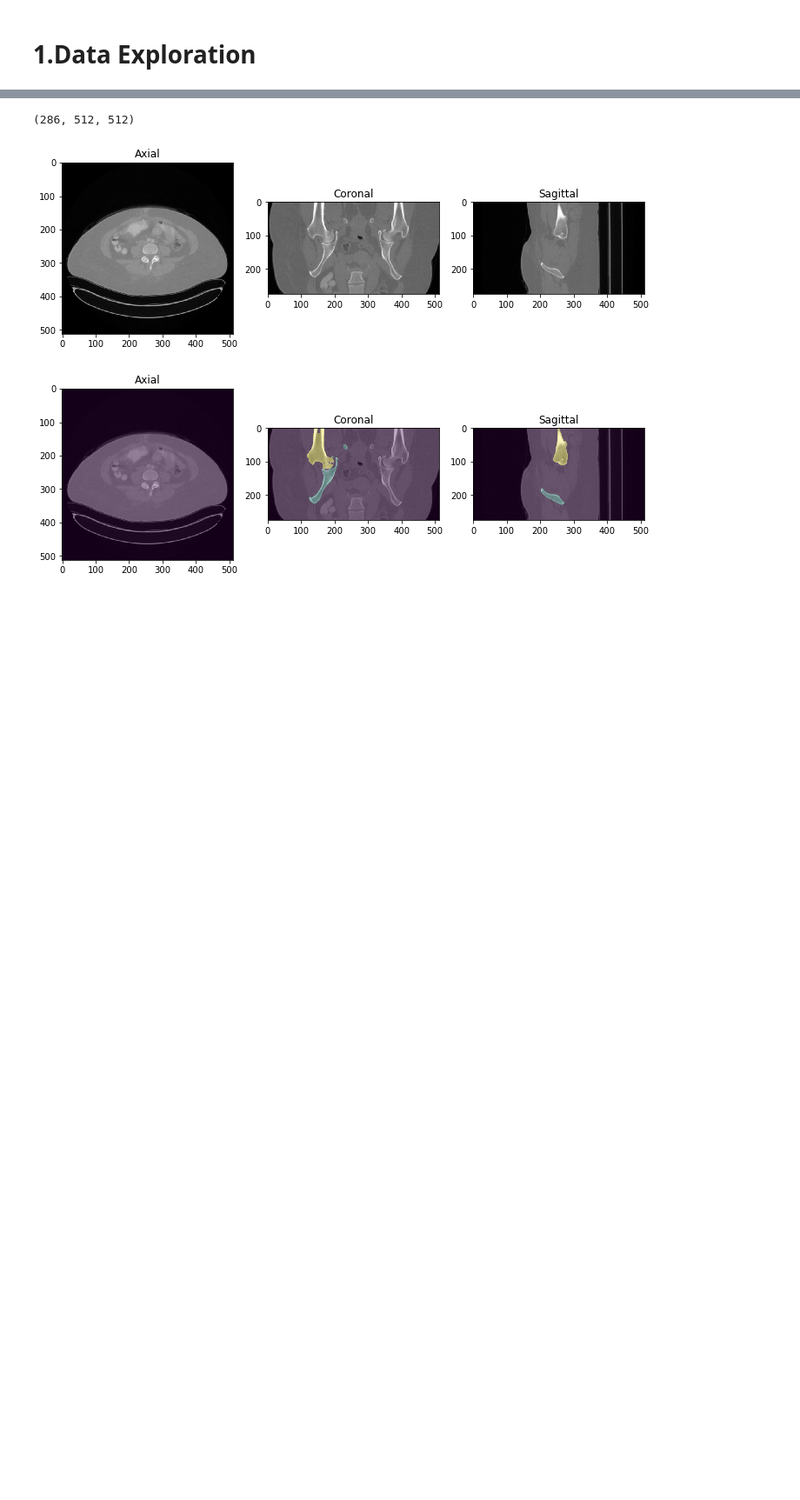
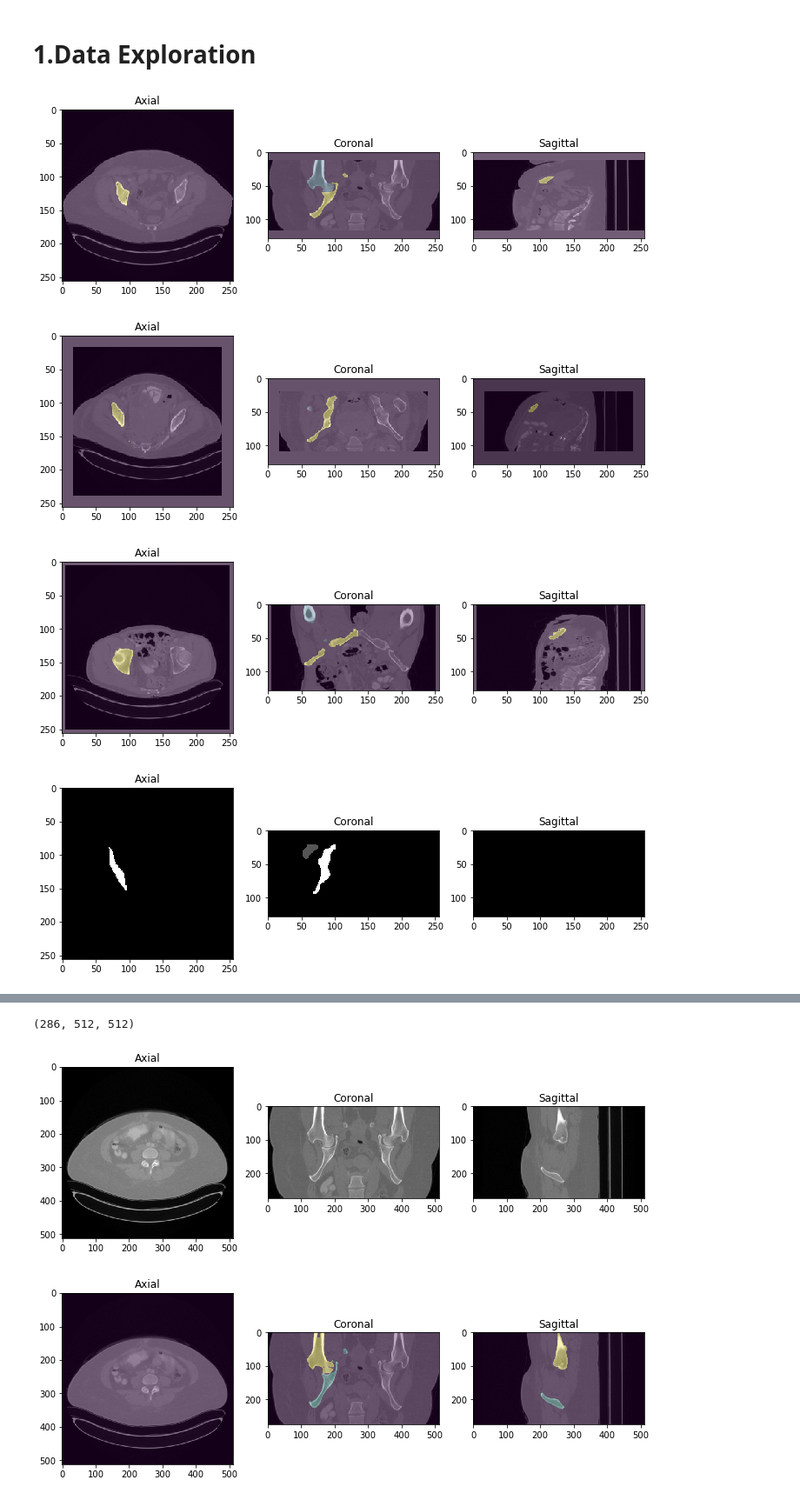
Before and after one commit to KenzaB27/segmentation-of-pelvic-bone, a Jupyter notebook: src/experiments.ipynb, the cells around one changed output, grey strips where cells are left out. Shown at 87% size. Saved outputs shown, nothing was run; the diff lists cells and outputs as text; code cells hidden in the pictures; blank space fills up the shorter version.

```diff
--- a/src/experiments.ipynb
+++ b/src/experiments.ipynb
@@ -14,3 +15,44 @@ COMMON_PATH = "../data/COMMON_images_masks/common_"
 GROUP_PATH = "../data/g3_"
 # %% [markdown]
 # 1.Data Exploration
+# %%
+images = []
+masks = []
+id_name = []
+for id in range(59,62):
+   filename = GROUP_PATH + '{}_image.nii.gz'.format(id)
+   maskname = GROUP_PATH + '{}_mask.nii.gz'.format(id)
+   pelvic_img = ut.read_image(filename)
+   pelvic_mask = ut.read_image(maskname)
+
+   images.append(pelvic_img)
+   masks.append(pelvic_mask)
+   id_name.append(id)
+
+for id in range(40,43):
+   filename = COMMON_PATH + '{}_image.nii.gz'.format(id)
+   maskname = COMMON_PATH + '{}_mask.nii.gz'.format(id)
+
+   pelvic_img = ut.read_image(filename)
+   pelvic_mask = ut.read_image(maskname)
+
+   images.append(pelvic_img)
+   masks.append(pelvic_mask)
+   id_name.append(id)
+
+#Resampling the images and masks
+[resampled_images, resampled_masks] = ut.resample_all_images(images, masks)
+
+
+#Displaying and saving the resampled images and masks
+for image, mask, id in zip(resampled_images, resampled_masks, id_name):
+    if id == 40 or id == 41 or id == 42:
+        mask = reg.Transform.create_mask_of_interest2(mask, labels=[1,3])
+    ut.plot_3d_img_masked(image, mask)
+    ut.save_image(image, "../data/resampled_images_256/{}_image.nii".format(id))
+    ut.save_image(mask, "../data/resampled_images_256/{}_mask.nii".format(id))
+# %% [output]
+[figure, added]
+[figure, added]
+[figure, added]
+[figure, added]
```
Also changed, not shown: parts of 13 cells of this notebook, 1 other file.
